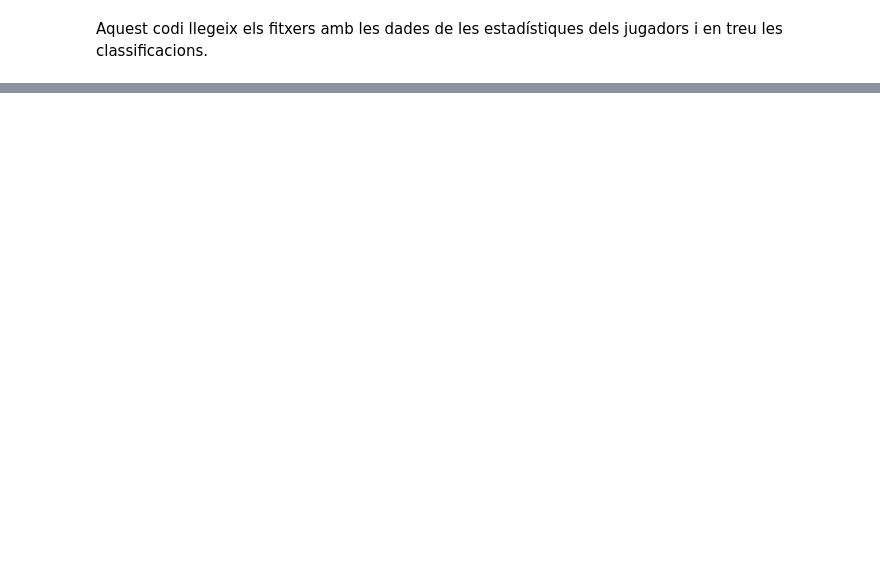
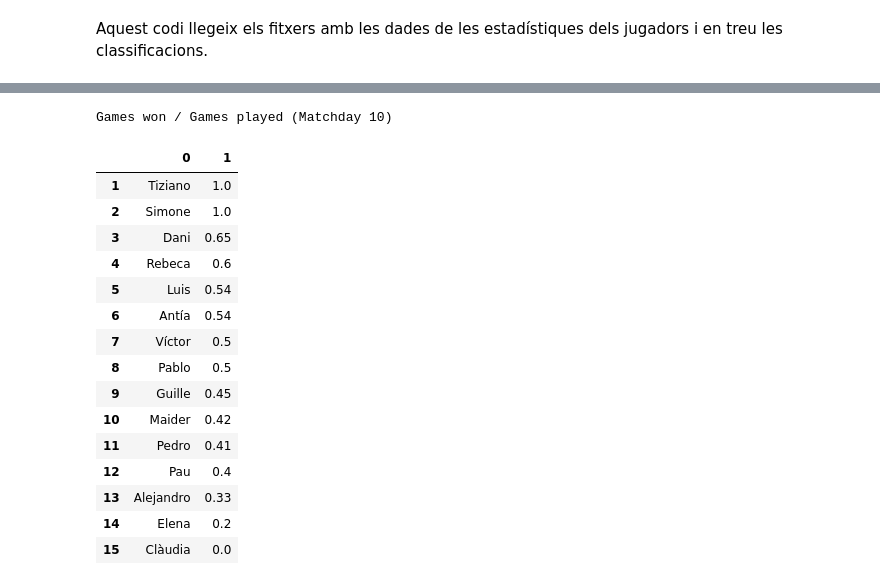
Before and after one commit to pgrebolt/ICEChampionsLeague, a Jupyter notebook: plot_stats.ipynb, the cells around one changed output, grey strips where cells are left out. Saved outputs shown, nothing was run; the diff lists cells and outputs as text; code cells hidden in the pictures; blank space fills up the shorter version.

```diff
--- a/plot_stats.ipynb
+++ b/plot_stats.ipynb
@@ -22,0 +34,34 @@ SystemError: initialization of _internal failed without raising an exception
+# %%
+# Extreiem els valors de victòries / jugats de l'última jornada
+winplayed_values = dataarray['WinPlayed'].isel(Matchday = -1).values
+
+# Ordenem de major a menor
+winplayed_sorted_idx = np.argsort(winplayed_values)[::-1] # índexs d'ordre (revertim per fer de major a menor)
+winplayed_sorted = winplayed_values[winplayed_sorted_idx] # ordenem
+winplayed_sorted = np.round(winplayed_sorted, 2) # arrondonim els valors a 2 xifres decimals
+
+players_names_sorted = players_names[winplayed_sorted_idx] # ordenem els noms dels jugadors
+
+#Posem els resultats a una taula (DataFrame)
+winplayed_stats = pd.DataFrame(np.array([players_names_sorted, winplayed_sorted]).T, index = np.arange(1, players_names_sorted.shape[0]+1))
+caption = "Games won / Games played (Matchday %.1d)" % (matchdays[-1])
+winplayed_stats = winplayed_stats.style.set_caption(caption) # afegim títol al dataframe
+winplayed_stats
+# %% [output]
+Games won / Games played (Matchday 10)
+|  | 0 | 1 |
+| 1 | Tiziano | 1.0 |
+| 2 | Simone | 1.0 |
+| 3 | Dani | 0.65 |
+| 4 | Rebeca | 0.6 |
+| 5 | Luis | 0.54 |
+| 6 | Antía | 0.54 |
+| 7 | Víctor | 0.5 |
+| 8 | Pablo | 0.5 |
+| 9 | Guille | 0.45 |
+| 10 | Maider | 0.42 |
+| 11 | Pedro | 0.41 |
+| 12 | Pau | 0.4 |
+| 13 | Alejandro | 0.33 |
+| 14 | Elena | 0.2 |
+| 15 | Clàudia | 0.0 |
```
Also changed, not shown: parts of 5 cells of this notebook.
